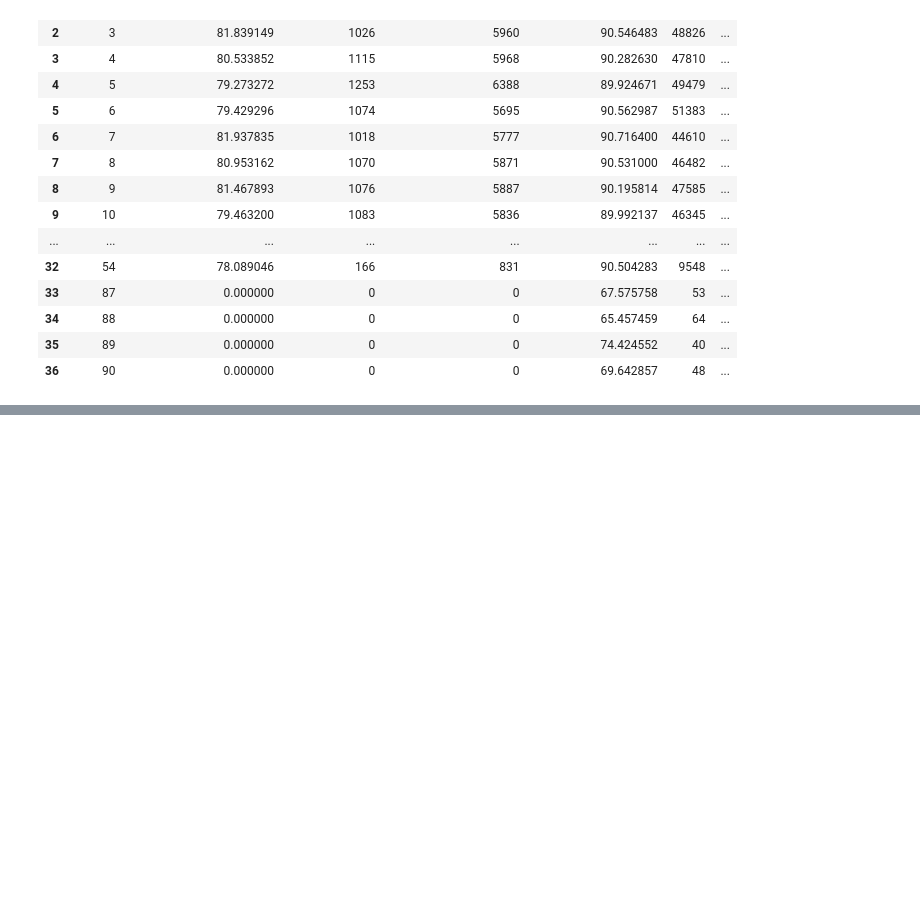
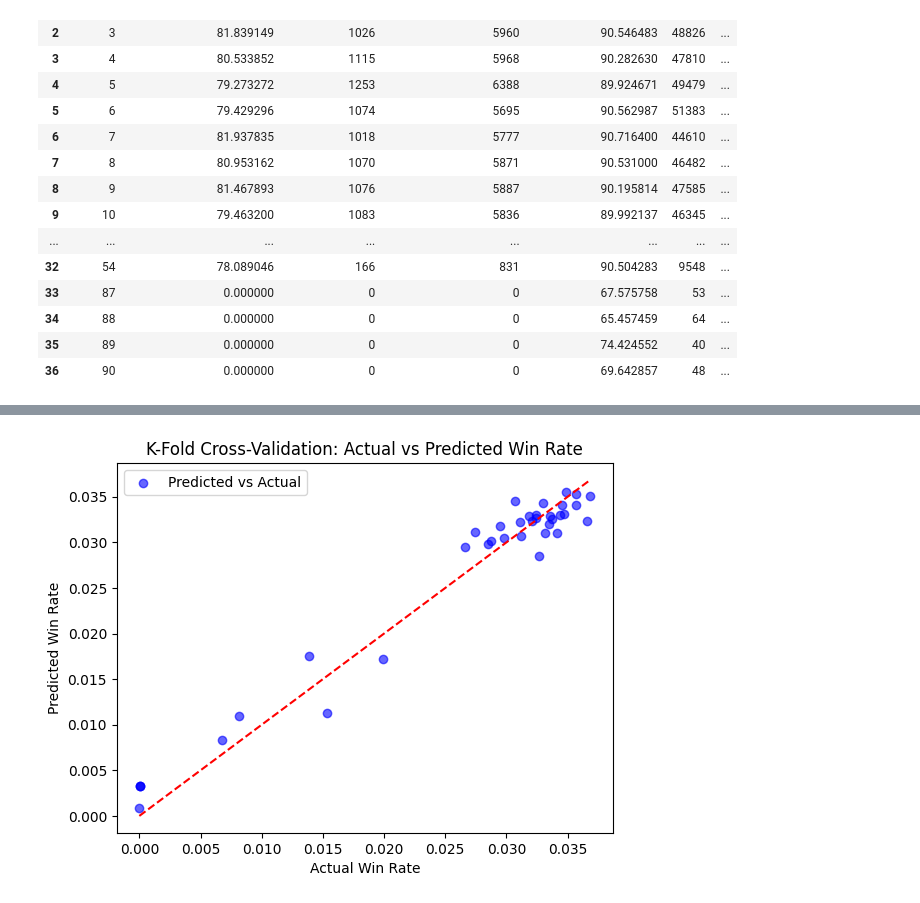
Before and after one commit to colincranwell/itcs-3162-group-8-project, a Jupyter notebook: Group8_Final.ipynb, the cells around one changed output, grey strips where cells are left out. Cells and saved outputs as stored; diff of their text form; code cells hidden in the pictures; blank space fills up the shorter version.

```diff
--- a/Group8_Final.ipynb
+++ b/Group8_Final.ipynb
@@ -725,0 +796,13 @@ plt.show()
+# %%
+import matplotlib.pyplot as plt
+
+# Plot actual vs predicted values
+plt.scatter(actual, predicted, color='blue', alpha=0.6, label='Predicted vs Actual')
+plt.plot([min(actual), max(actual)], [min(actual), max(actual)], color='red', linestyle='--')  # Identity line
+plt.xlabel('Actual Win Rate')
+plt.ylabel('Predicted Win Rate')
+plt.title('K-Fold Cross-Validation: Actual vs Predicted Win Rate')
+plt.legend()
+plt.show()
+# %% [output]
+[figure, added]
```
Also changed, not shown: parts of 8 cells of this notebook.
